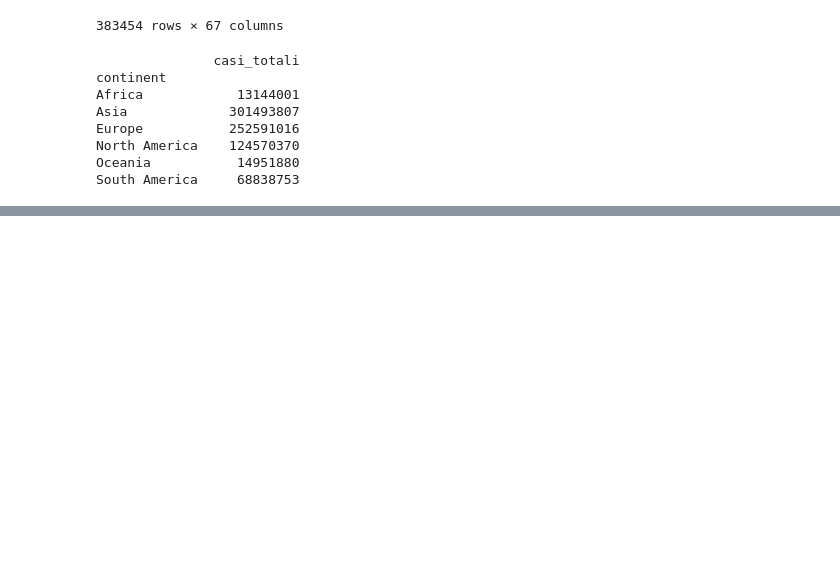
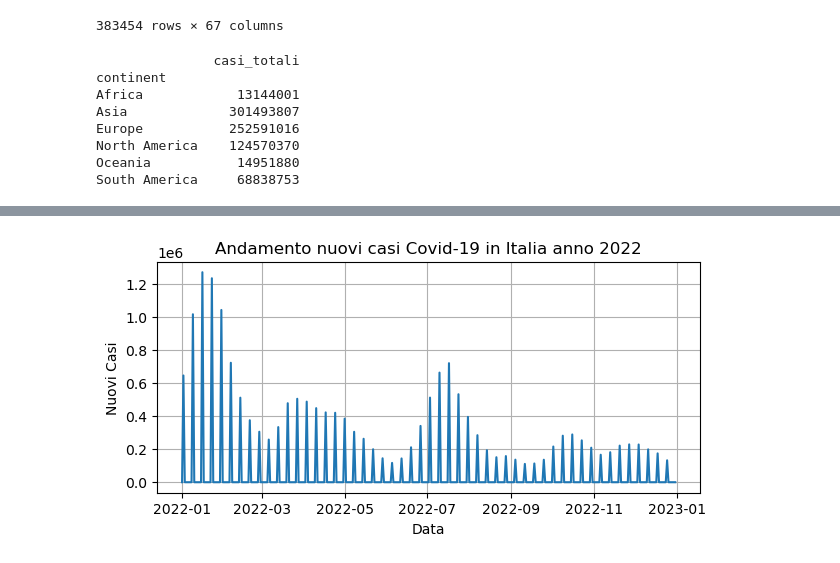
Before and after one commit to leonardpepa94/Python, a Jupyter notebook: Esame_Finale_Python.ipynb, the cells around one changed output, grey strips where cells are left out. Drawn from its saved outputs; the diff is of its cells as text; code cells hidden in the pictures; blank space fills up the shorter version.

```diff
--- a/Esame_Finale_Python.ipynb
+++ b/Esame_Finale_Python.ipynb
@@ -92,0 +157,14 @@ print(totale_casi_mondo)
+# %%
+# Andamento nuovi casi Covid-19 in Italia anno 2022
+
+newdati_italia2022 = df[(df["location"] == "Italy") & (df["date"].dt.year == 2022)]
+
+plt.figure(figsize=(7, 3))
+plt.plot(newdati_italia2022["date"], dati_italia2022["new_cases"])
+plt.title("Andamento nuovi casi Covid-19 in Italia anno 2022")
+plt.xlabel("Data")
+plt.ylabel("Nuovi Casi")
+plt.grid(True)
+plt.show()
+# %% [output]
+[figure, added]
```
Also changed, not shown: parts of 8 cells of this notebook.
